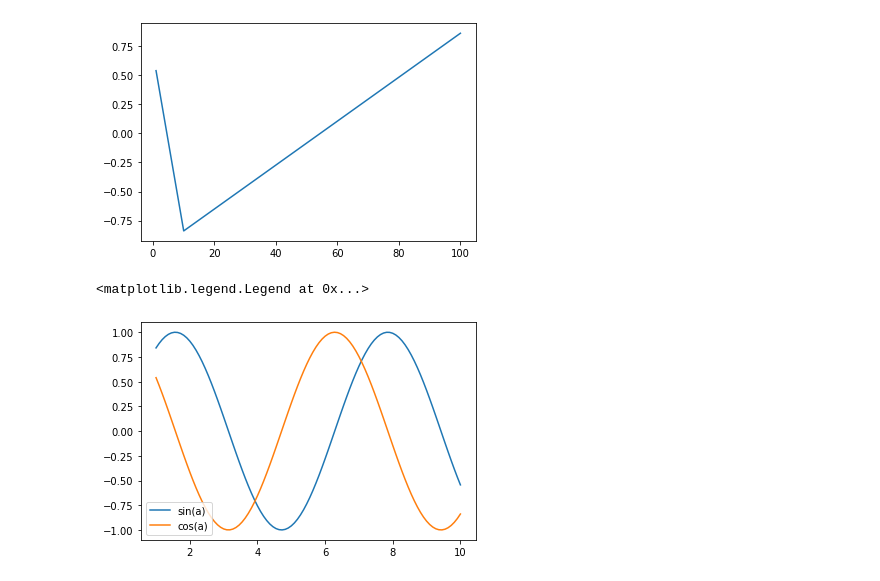
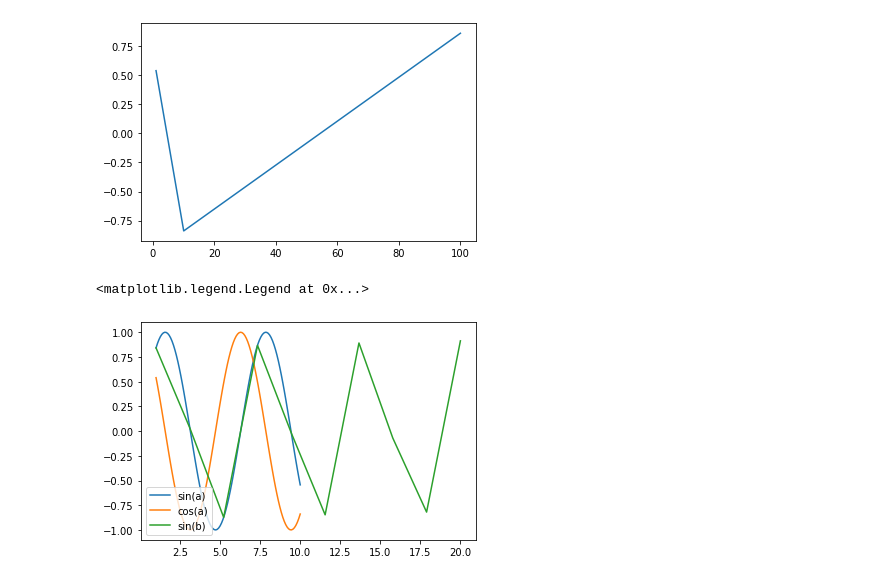
Before and after one commit to rlfwo93/machine-learning, a Jupyter notebook: pratice_matplotilb.ipynb, the cells around one changed output. Cells and saved outputs as stored; diff of their text form; code cells hidden in the pictures.

```diff
--- a/pratice_matplotilb.ipynb
+++ b/pratice_matplotilb.ipynb
@@ -185,11 +186,12 @@ plt.plot(s,np.cos(s))
 [figure]
 # %%
  a = np.linspace (1, 10 ,100)
-
+ b = np.linspace(1,20,10)
  plt.plot(a,np.sin(a), label = ("sin(a)"))
  plt.plot(a,np.cos(a), label = ("cos(a)"))
+ plt.plot(b,np.sin(b), label =("sin(b)"))
 
 plt.legend(loc = "lower left")
 # %% [output]
 <matplotlib.legend.Legend at 0x...>
-[figure, old version]
+[figure, new version]
```
Also changed, not shown: parts of 8 cells of this notebook.
